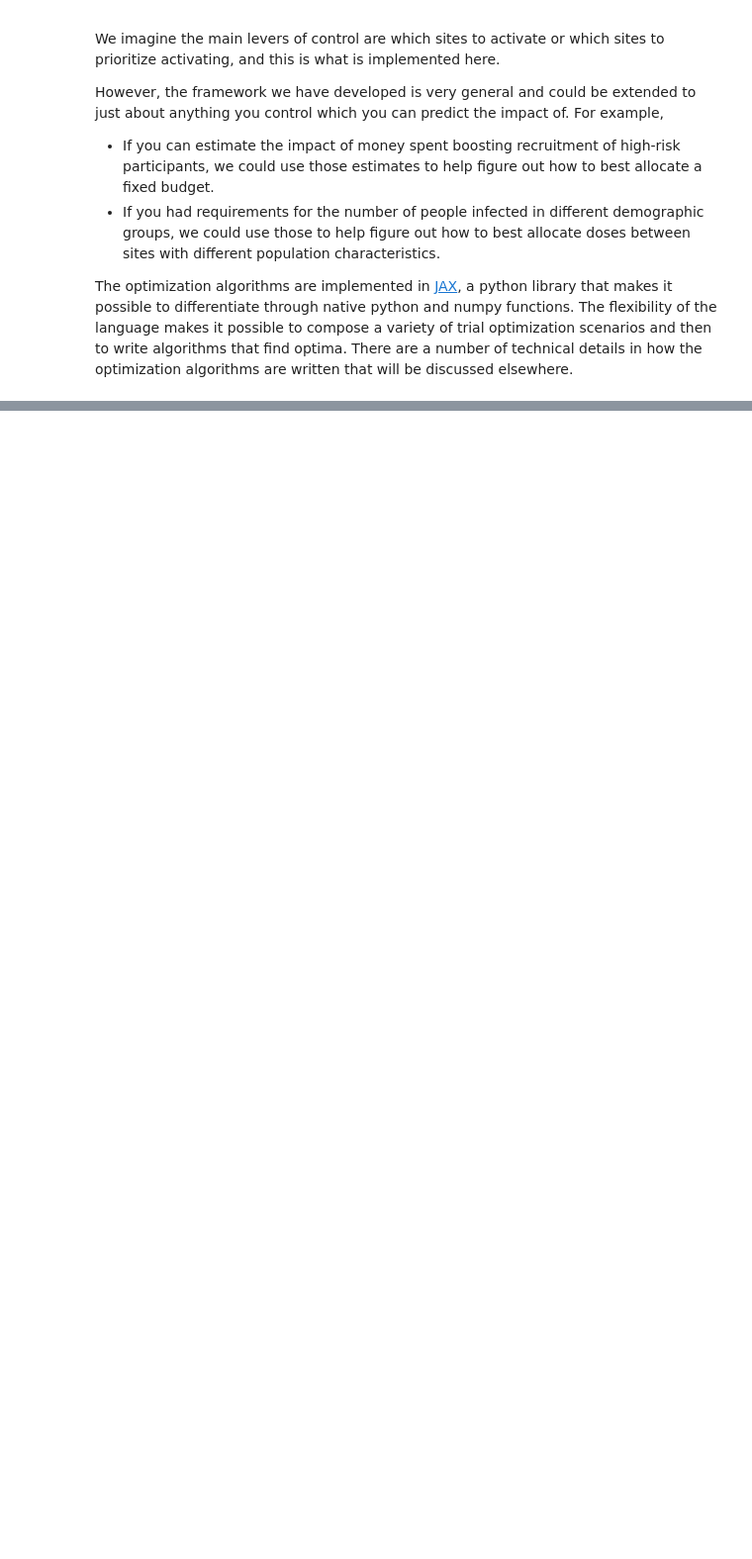
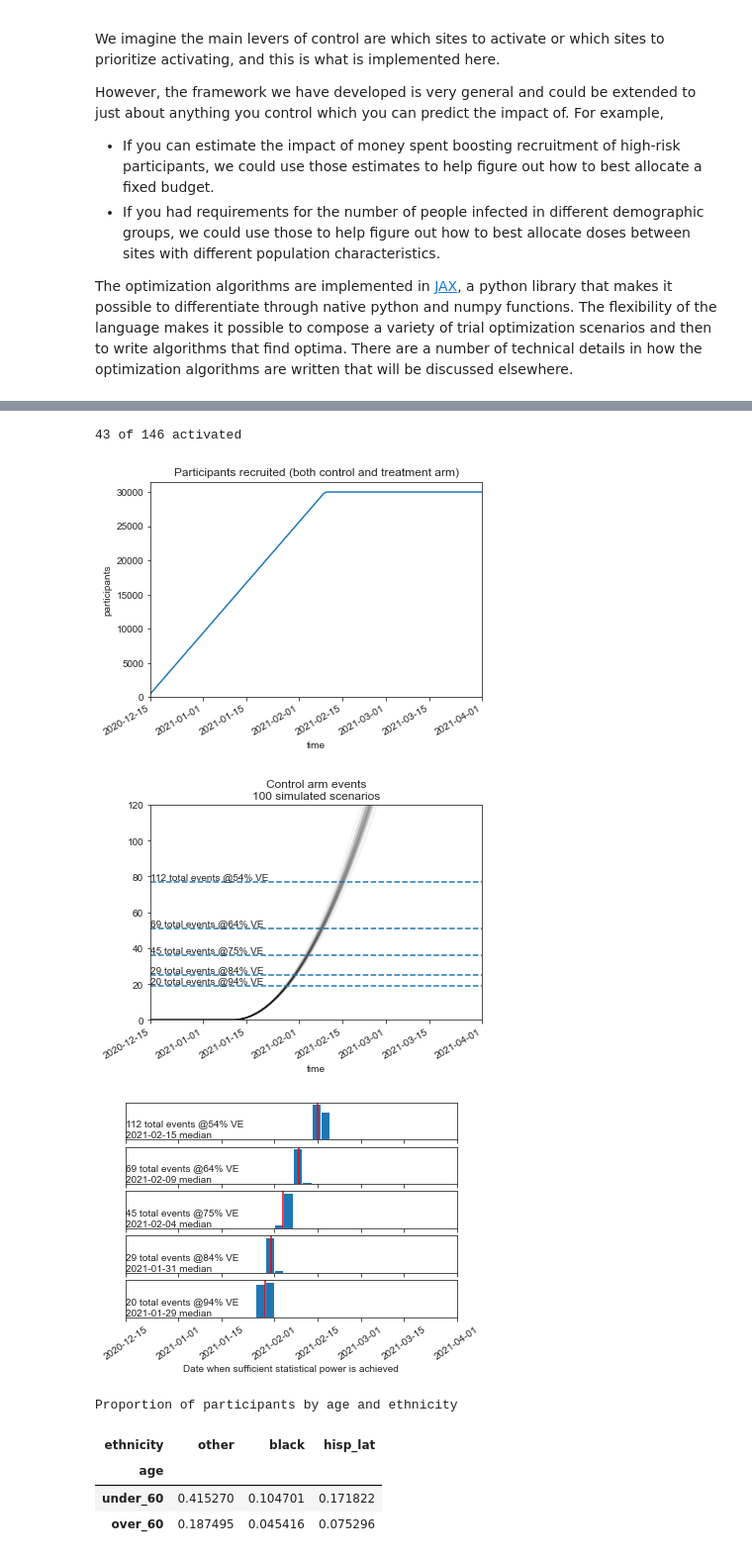
Before and after one commit to verilylifesciences/site-selection-tool, a Jupyter notebook: notebooks/trial_specification_demo.ipynb, the cells around one changed output, grey strips where cells are left out. Shown: that part at 99% size. Drawn from its saved outputs; the diff is of its cells as text; code cells hidden in the pictures; blank space fills up the shorter version.

```diff
--- a/notebooks/trial_specification_demo.ipynb
+++ b/notebooks/trial_specification_demo.ipynb
@@ -350 +399,25 @@ metis_io.write_ville_to_netcdf(c, 'demo_output/site_list1_optimized_static.nc')
+# %%
+all_sites = c.location.values
+activated_sites = c.location.values[c.site_activation.mean('time') == 1]
+
+# Simulate the results with this activation scheme.
+print(f'\n\n{len(activated_sites)} of {len(all_sites)} activated')
+participants = sim.recruitment(c)
+events = sim.control_arm_events(c, participants, incidence_scenarios)
+plot_participants(participants)
+plot_events(events)
+plot_success(c, events)
+
+df = (participants.sum(['location', 'time', 'comorbidity']) / participants.sum()).to_pandas()
+display(df.style.set_caption('Proportion of participants by age and ethnicity'))
+# %% [output]
+43 of 146 activated
+[figure, added]
+[figure, added]
+[figure, added]
+Proportion of participants by age and ethnicity
+| ethnicity | other | black | hisp_lat |
+| age |  |  |  |
+| under_60 | 0.415270 | 0.104701 | 0.171822 |
+| over_60 | 0.187495 | 0.045416 | 0.075296 |
 # %% [markdown]
```
Also changed, not shown: parts of 12 cells of this notebook, 1 other file.
